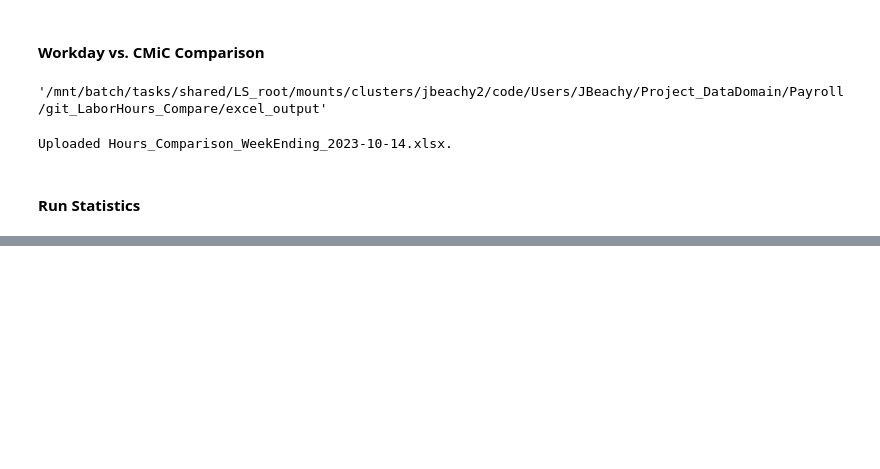
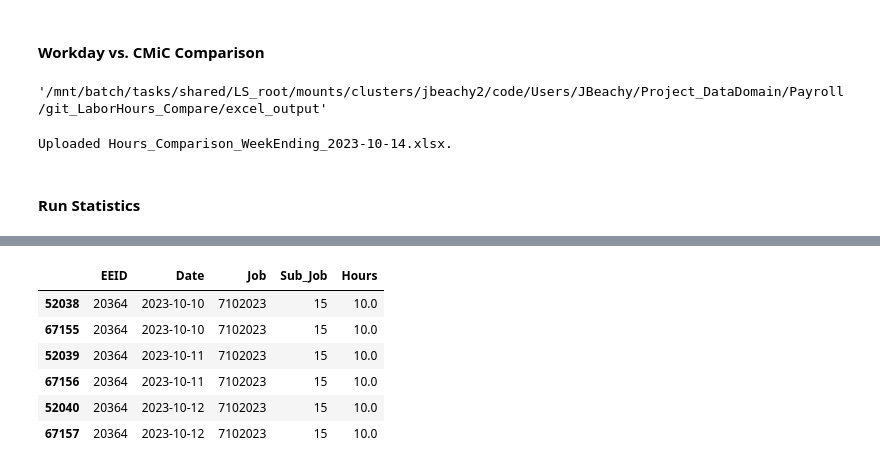
Before and after one commit to jbeachyMoss/LaborHours_Compare, a Jupyter notebook: DataValidation.ipynb, the cells around one changed output, grey strips where cells are left out. Cells and saved outputs as stored; diff of their text form; code cells hidden in the pictures; blank space fills up the shorter version.

```diff
--- a/DataValidation.ipynb
+++ b/DataValidation.ipynb
@@ -280 +280,11 @@ Ran on 10-18-2023 11:22:40 for Week Ending 2023-10-14
+# %%
+wd_pr_df_comp.loc[(wd_pr_df_comp['EEID']=='20364')&wd_filter].sort_values('Date')
+# %% [output]
+|  | EEID | Date | Job | Sub_Job | Hours |
+| 52038 | 20364 | 2023-10-10 | 7102023 | 15 | 10.0 |
+| 67155 | 20364 | 2023-10-10 | 7102023 | 15 | 10.0 |
+| 52039 | 20364 | 2023-10-11 | 7102023 | 15 | 10.0 |
+| 67156 | 20364 | 2023-10-11 | 7102023 | 15 | 10.0 |
+| 52040 | 20364 | 2023-10-12 | 7102023 | 15 | 10.0 |
+| 67157 | 20364 | 2023-10-12 | 7102023 | 15 | 10.0 |
 # %%
```
Also changed, not shown: parts of 4 cells of this notebook.
